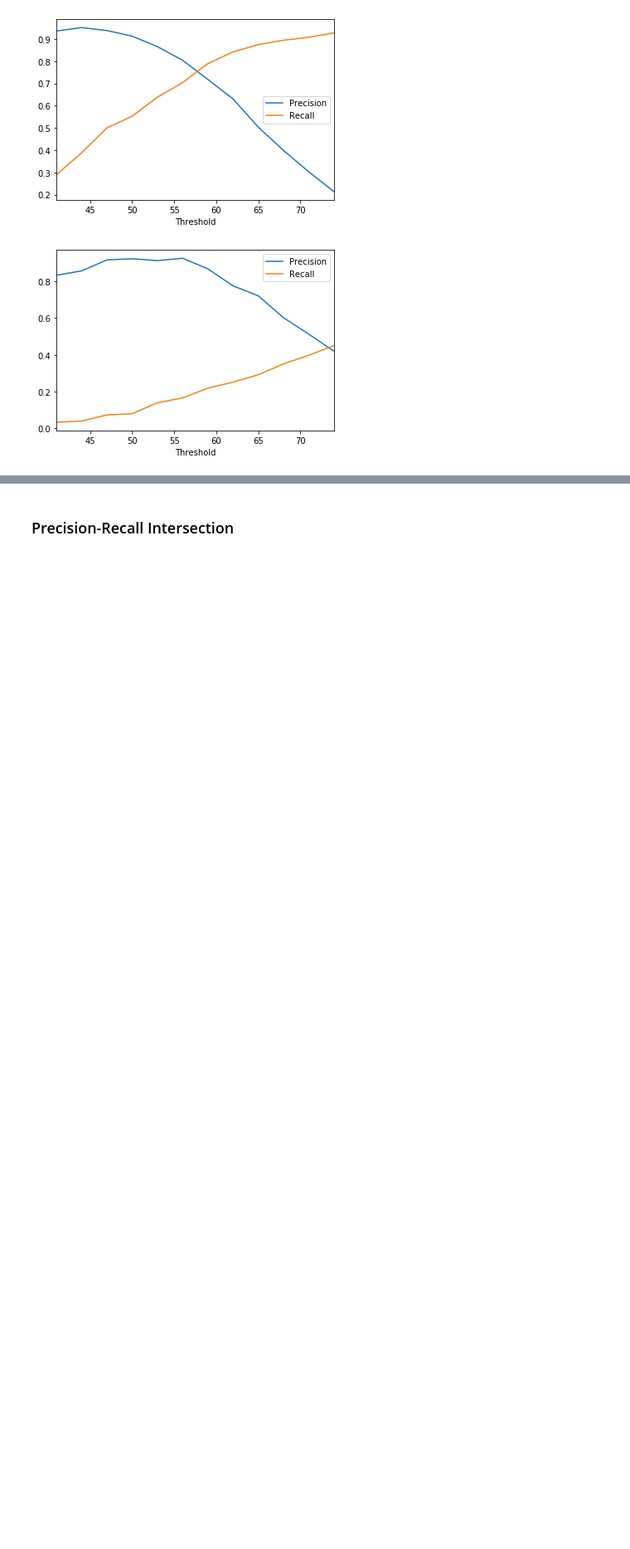
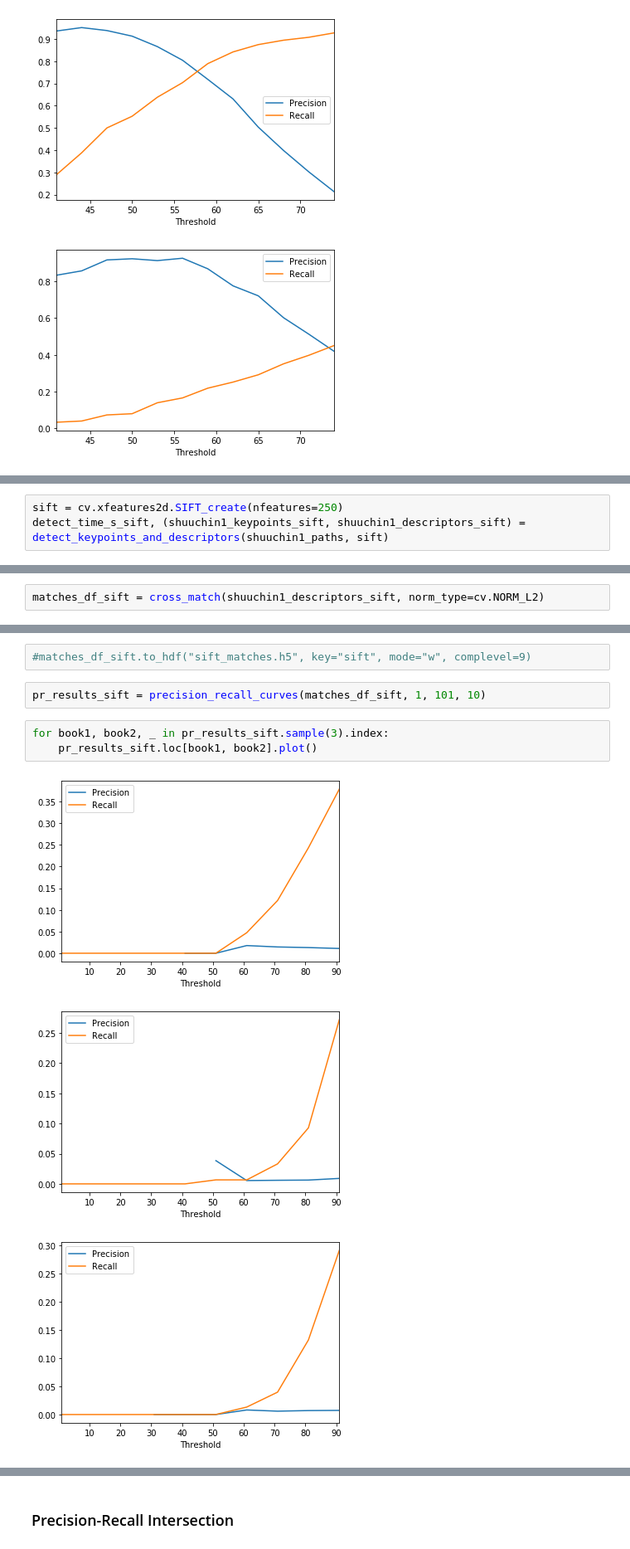
Before and after one commit to leyhline/bukan-collection, a Jupyter notebook: 02-feature-detection.ipynb, the cells around one changed output, grey strips where cells are left out. Shown at 83% size. Saved outputs shown, nothing was run; the diff lists cells and outputs as text; blank space fills up the shorter version.

```diff
--- a/02-feature-detection.ipynb
+++ b/02-feature-detection.ipynb
@@ -217,0 +250,3 @@ for book1, book2, _ in pr_results_brisk.sample(3).index:
+# %%
+sift = cv.xfeatures2d.SIFT_create(nfeatures=250)
+detect_time_s_sift, (shuuchin1_keypoints_sift, shuuchin1_descriptors_sift) =  detect_keypoints_and_descriptors(shuuchin1_paths, sift)
@@ -217,0 +257,2 @@ for book1, book2, _ in pr_results_brisk.sample(3).index:
+# %%
+matches_df_sift = cross_match(shuuchin1_descriptors_sift, norm_type=cv.NORM_L2)
@@ -217,0 +273,11 @@ for book1, book2, _ in pr_results_brisk.sample(3).index:
+# %%
+#matches_df_sift.to_hdf("sift_matches.h5", key="sift", mode="w", complevel=9)
+# %%
+pr_results_sift = precision_recall_curves(matches_df_sift, 1, 101, 10)
+# %%
+for book1, book2, _ in pr_results_sift.sample(3).index:
+    pr_results_sift.loc[book1, book2].plot()
+# %% [output]
+[figure, added]
+[figure, added]
+[figure, added]
```
Also changed, not shown: parts of 29 cells of this notebook, 4 other files.
